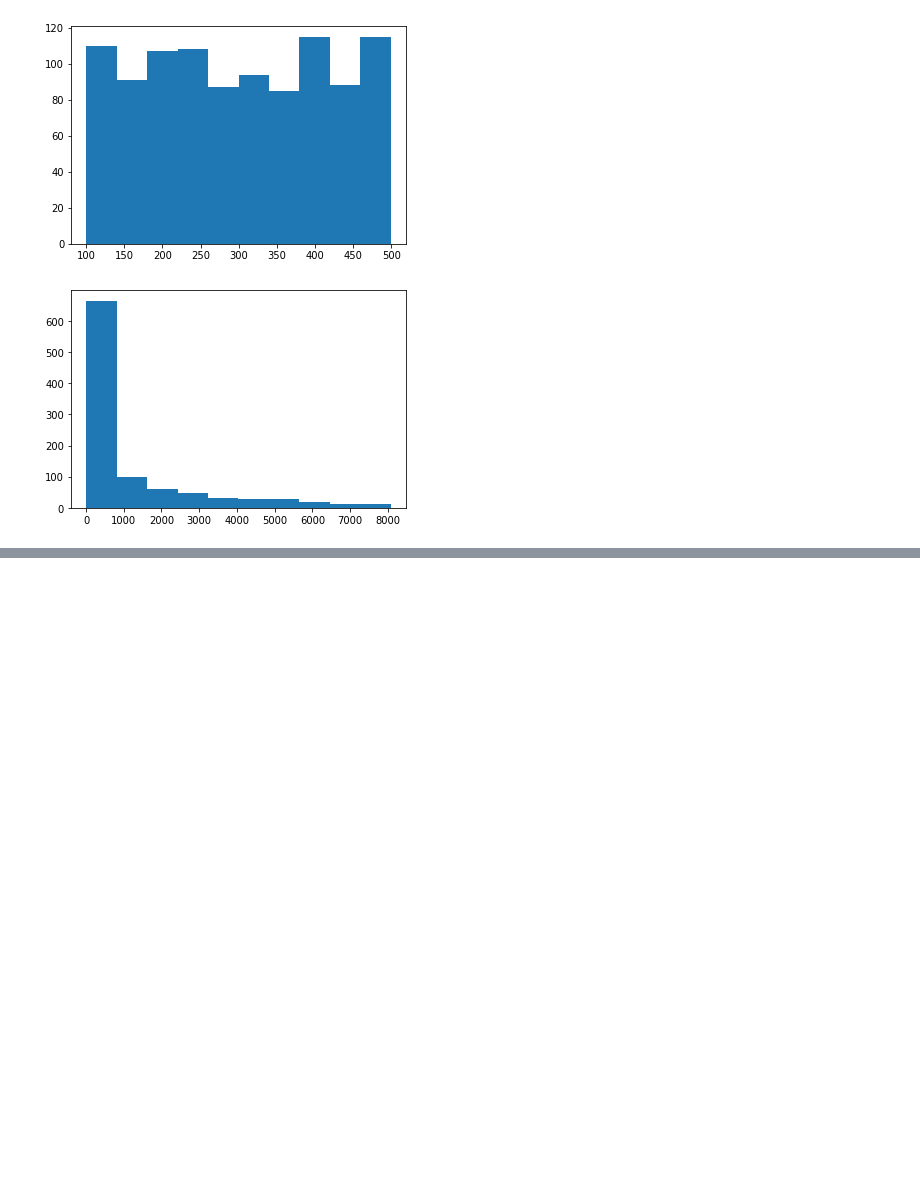
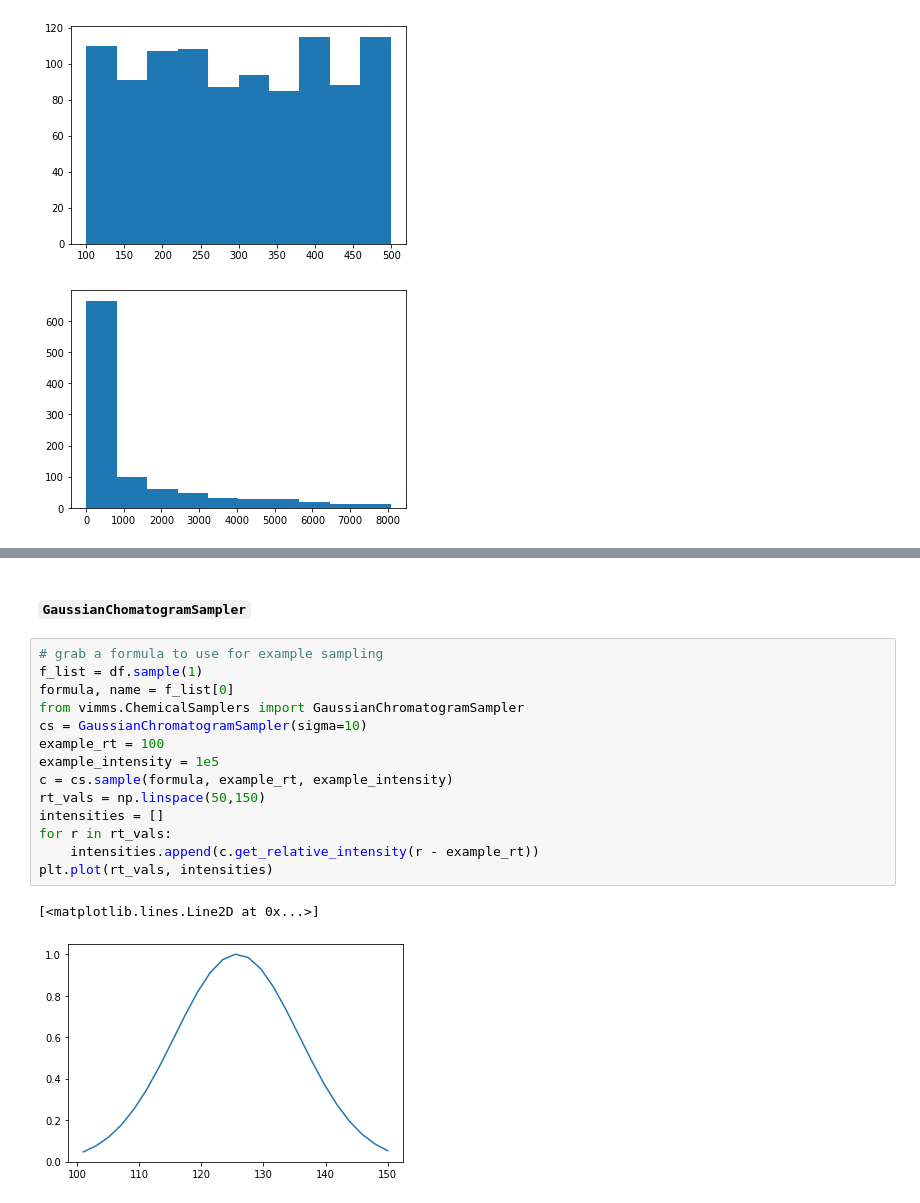
Before and after one commit to glasgowcompbio/vimms, a Jupyter notebook: demo/01. Data/04. Generating Sets of Chemicals with the ChemicalMixtureCreator class.ipynb, the cells around one changed output, grey strips where cells are left out. Saved outputs shown, nothing was run; the diff lists cells and outputs as text; blank space fills up the shorter version.

```diff
--- a/demo/01. Data/04. Generating Sets of Chemicals with the ChemicalMixtureCreator class.ipynb
+++ b/demo/01. Data/04. Generating Sets of Chemicals with the ChemicalMixtureCreator class.ipynb
@@ -117,0 +159,19 @@ plt.hist(intensity_list)
+# %% [markdown]
+#### `GaussianChomatogramSampler`
+# %%
+# grab a formula to use for example sampling
+f_list = df.sample(1)
+formula, name = f_list[0]
+from vimms.ChemicalSamplers import GaussianChromatogramSampler
+cs = GaussianChromatogramSampler(sigma=10)
+example_rt = 100
+example_intensity = 1e5
+c = cs.sample(formula, example_rt, example_intensity)
+rt_vals = np.linspace(50,150)
+intensities = []
+for r in rt_vals:
+    intensities.append(c.get_relative_intensity(r - example_rt))
+plt.plot(rt_vals, intensities)
+# %% [output]
+[<matplotlib.lines.Line2D at 0x...>]
+[figure, added]
```
Also changed, not shown: parts of 27 cells of this notebook.
